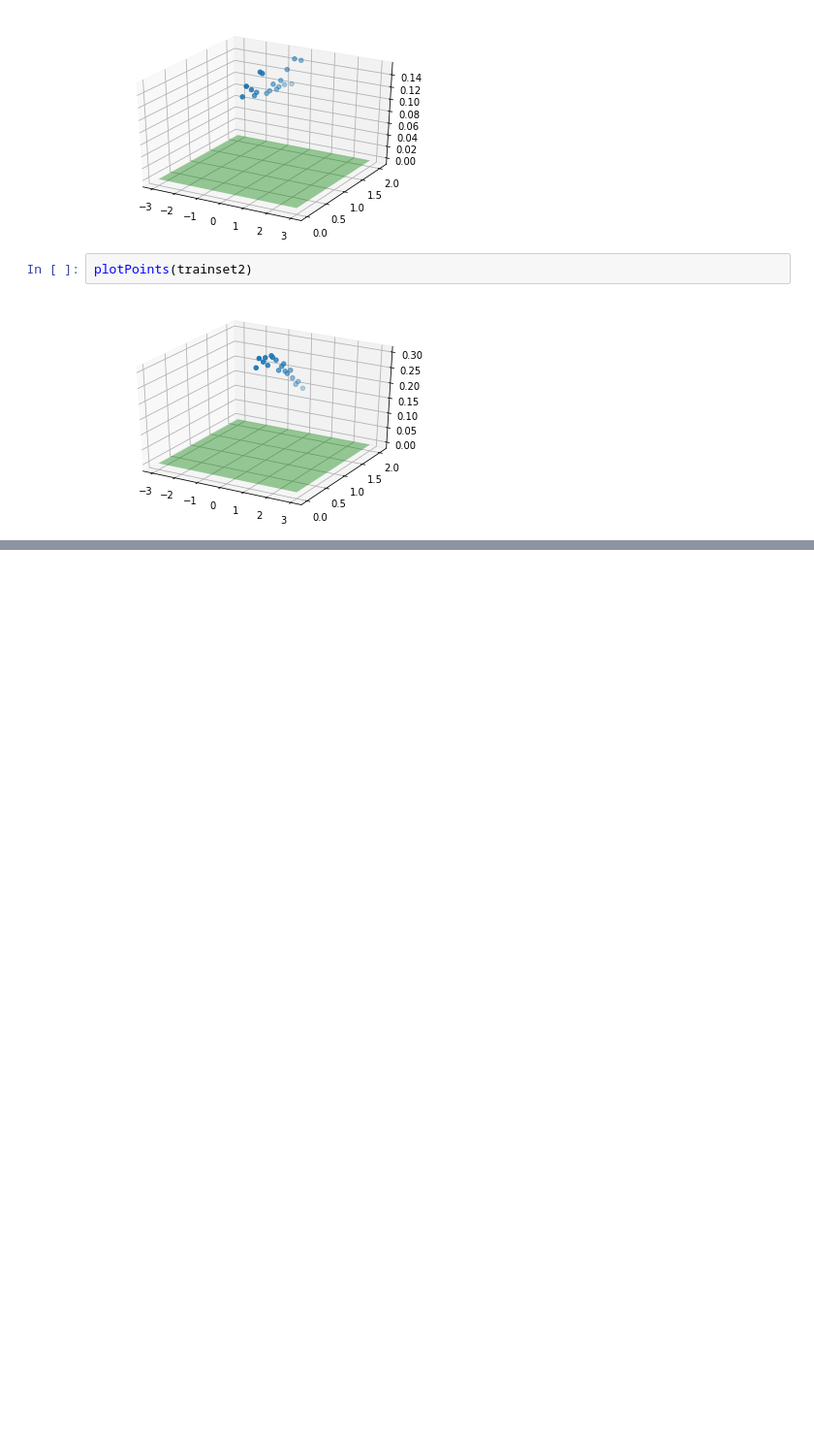
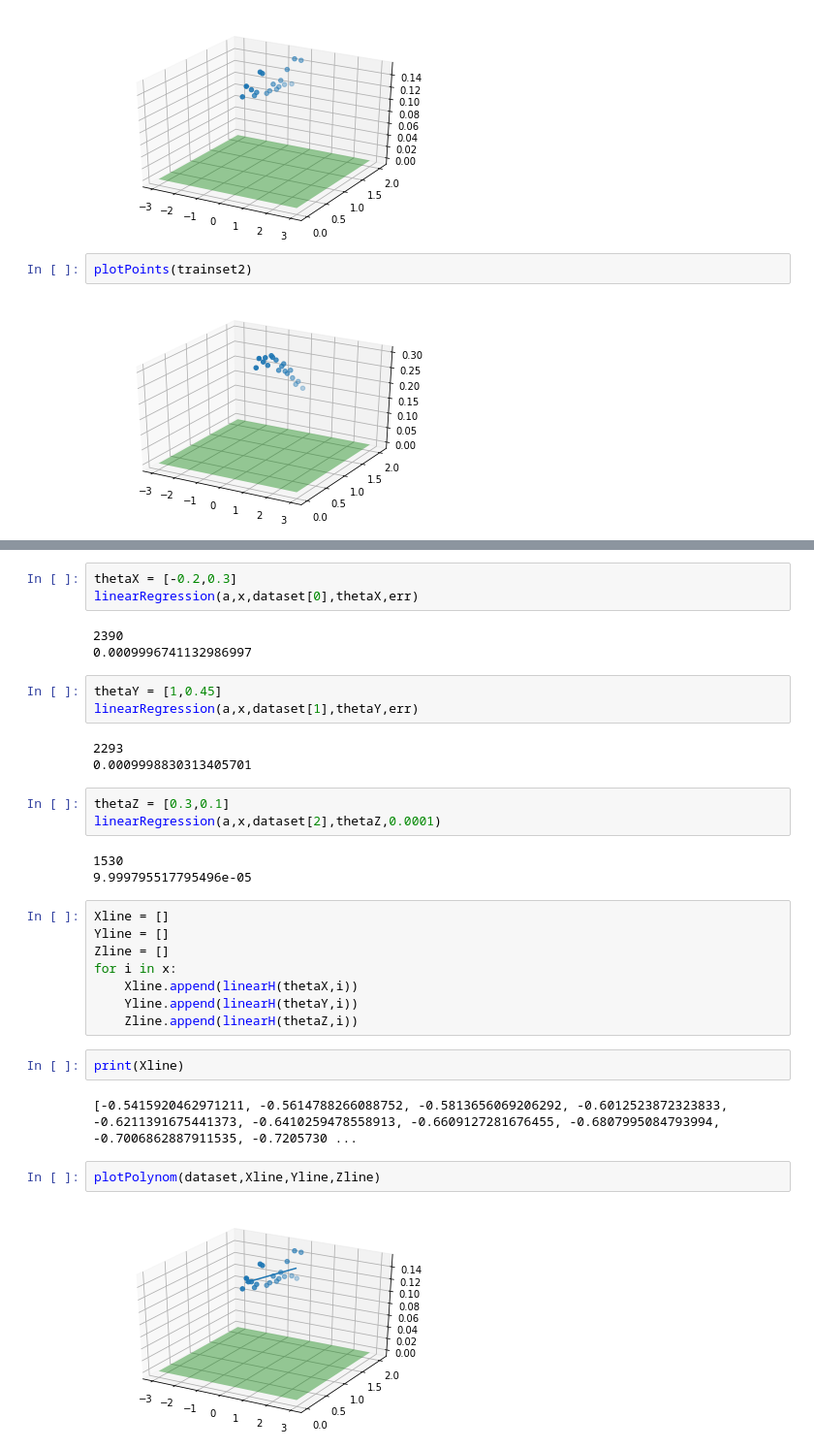
Before and after one commit to batataazul/projects_MachineLearning, a Jupyter notebook: project2_ra214129_ra216179/report/regression.ipynb, the cells around one changed output, grey strips where cells are left out. Shown at 97% size. Cells and saved outputs as stored; diff of their text form; blank space fills up the shorter version.

Commit message:
Linear regression seems to be working

```diff
--- a/project2_ra214129_ra216179/report/regression.ipynb
+++ b/project2_ra214129_ra216179/report/regression.ipynb
@@ -163,0 +187,34 @@ plotPoints(trainset2)
+# %%
+thetaX = [-0.2,0.3]
+linearRegression(a,x,dataset[0],thetaX,err)
+# %% [output]
+2390
+0.0009996741132986997
+# %%
+thetaY = [1,0.45]
+linearRegression(a,x,dataset[1],thetaY,err)
+# %% [output]
+2293
+0.0009998830313405701
+# %%
+thetaZ = [0.3,0.1]
+linearRegression(a,x,dataset[2],thetaZ,0.0001)
+# %% [output]
+1530
+9.999795517795496e-05
+# %%
+Xline = []
+Yline = []
+Zline = []
+for i in x:
+    Xline.append(linearH(thetaX,i))
+    Yline.append(linearH(thetaY,i))
+    Zline.append(linearH(thetaZ,i))
+# %%
+print(Xline)
+# %% [output]
+[-0.5415920462971211, -0.5614788266088752, -0.5813656069206292, -0.6012523872323833, -0.6211391675441373, -0.6410259478558913, -0.6609127281676455, -0.6807995084793994, -0.7006862887911535, -0.7205730 ...
+# %%
+plotPolynom(dataset,Xline,Yline,Zline)
+# %% [output]
+[figure, added]
```
Also changed, not shown: parts of 11 cells of this notebook.
